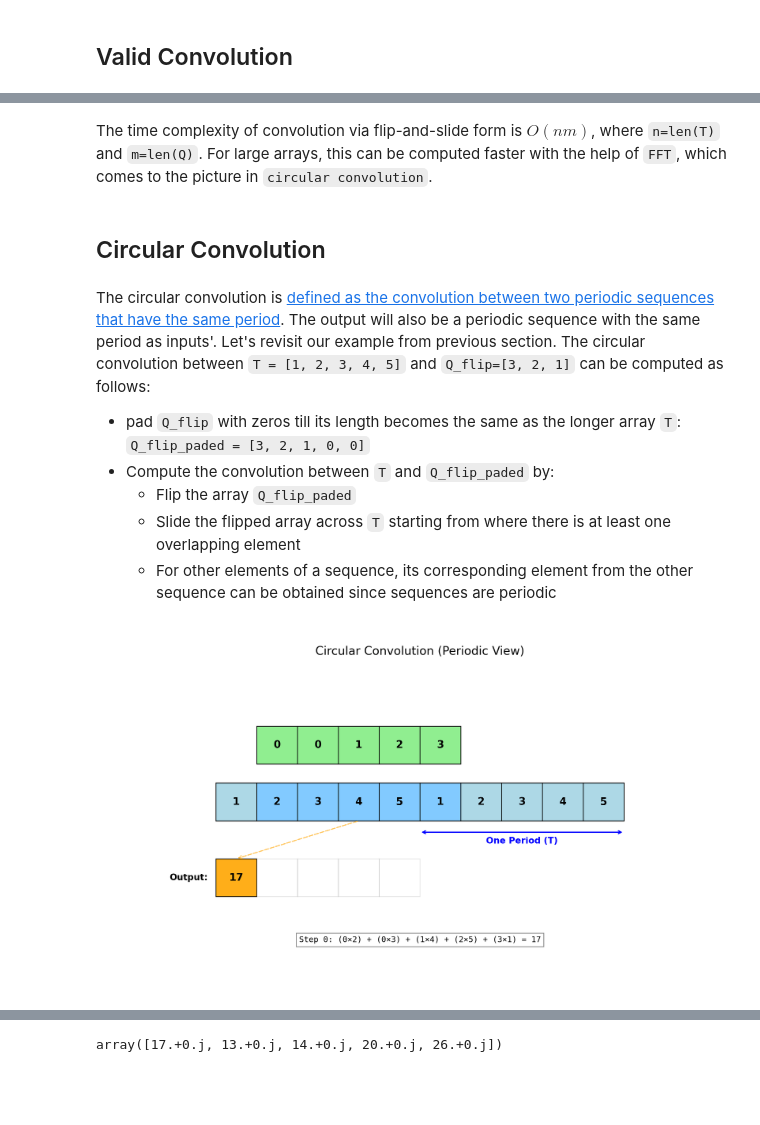
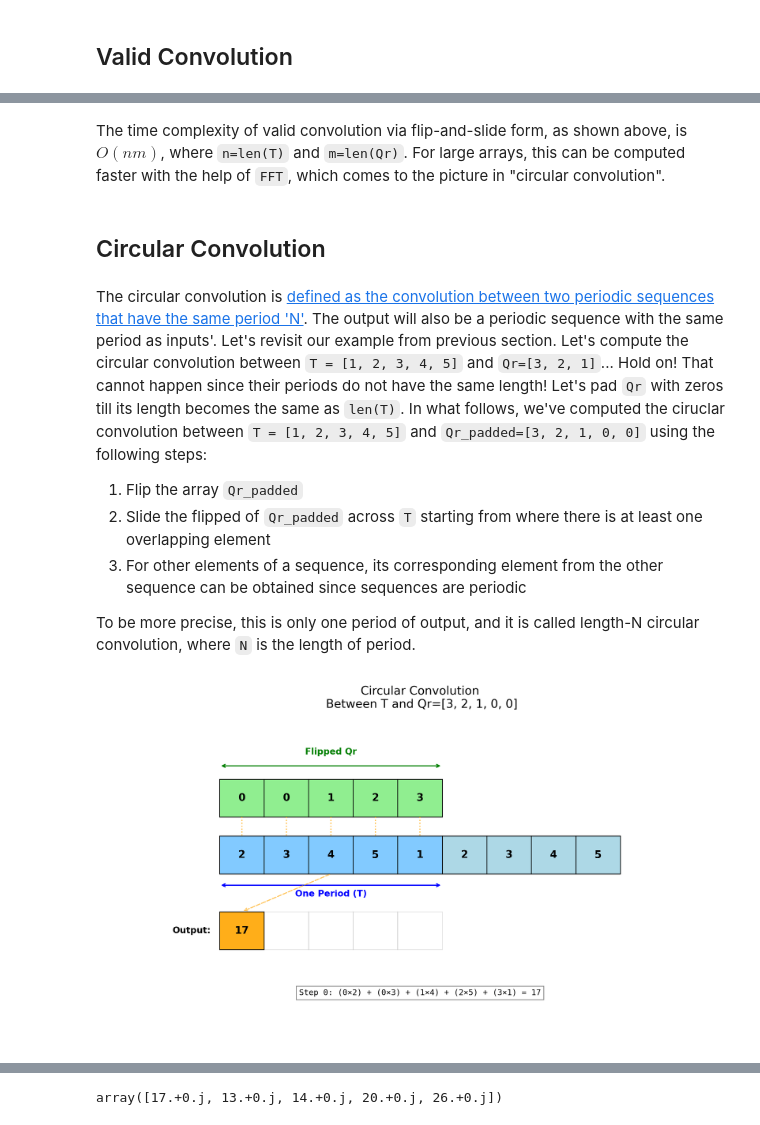
Before and after one commit to stumpy-dev/sliding_dot_product, a Jupyter notebook: docs/Tutorial_FFT_Based_SDP.ipynb, the cells around one changed output, grey strips where cells are left out. Cells and saved outputs as stored; diff of their text form; code cells hidden in the pictures; blank space fills up the shorter version.

```diff
--- a/docs/Tutorial_FFT_Based_SDP.ipynb
+++ b/docs/Tutorial_FFT_Based_SDP.ipynb
@@ -21,17 +21,17 @@ Image(filename='valid_convolution.gif')
 # %% [markdown]
-The time complexity of convolution via flip-and-slide form is $O(nm)$, where `n=len(T)` and `m=len(Q)`. For large arrays, this can be computed faster with the help of `FFT`, which comes to the picture in `circular convolution`.
+The time complexity of valid convolution via flip-and-slide form, as shown above, is $O(nm)$, where `n=len(T)` and `m=len(Qr)`. For large arrays, this can be computed faster with the help of `FFT`, which comes to the picture in "circular convolution".
 # %% [markdown]
 ## Circular Convolution
 # %% [markdown]
-The circular convolution is [defined as the convolution between two periodic sequences that have the same period](https://en.wikipedia.org/wiki/Circular_convolution). The output will also be a periodic sequence with the same period as inputs'. Let's revisit our example from previous section. The circular convolution between `T = [1, 2, 3, 4, 5]` and `Q_flip=[3, 2, 1]` can be computed as follows:
+The circular convolution is [defined as the convolution between two periodic sequences that have the same period 'N'](https://en.wikipedia.org/wiki/Circular_convolution). The output will also be a periodic sequence with the same period as inputs'. Let's revisit our example from previous section. Let's compute the circular convolution between `T = [1, 2, 3, 4, 5]` and `Qr=[3, 2, 1]`... Hold on! That cannot happen since their periods do not have the same length! Let's pad `Qr` with zeros till its length becomes the same as `len(T)`. In what follows, we've computed the ciruclar convolution between `T = [1, 2, 3, 4, 5]` and `Qr_padded=[3, 2, 1, 0, 0]` using the following steps:
 
-* pad `Q_flip` with zeros till its length becomes the same as the longer array `T`: `Q_flip_paded = [3, 2, 1, 0, 0]`
-* Compute the convolution between `T` and `Q_flip_paded` by:
-  * Flip the array `Q_flip_paded`
-  * Slide the flipped array across `T` starting from where there is at least one overlapping element
-  * For other elements of a sequence, its corresponding element from the other sequence can be obtained since sequences are periodic
+1. Flip the array `Qr_padded`
+2. Slide the flipped of `Qr_padded` across `T` starting from where there is at least one overlapping element
+3. For other elements of a sequence, its corresponding element from the other sequence can be obtained since sequences are periodic
+
+To be more precise, this is only one period of output, and it is called length-N circular convolution, where `N` is the length of period.
 # %%
-Image(filename='convolution_annotated_circular.gif')
+Image(filename='convolution_annotated_circular.gif', width=800, height=300)
 # %% [output]
-[figure, old version]
+[figure, new version]
 # %% [markdown]
```
Also changed, not shown: parts of 15 cells of this notebook, 4 other files.
